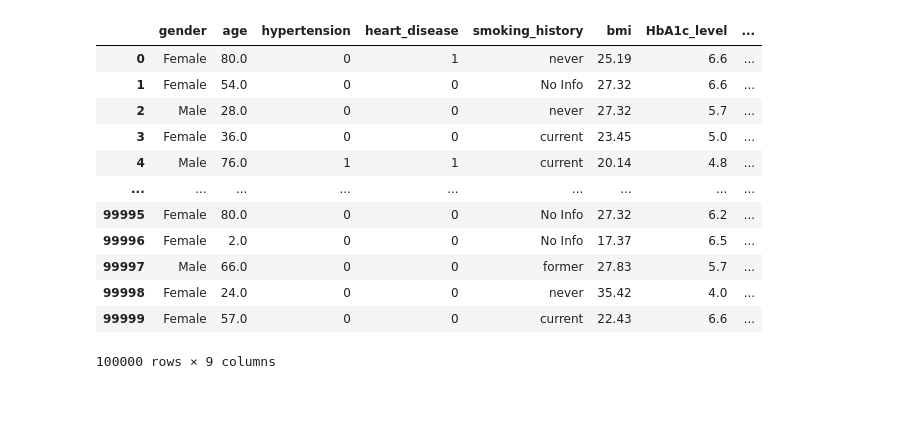
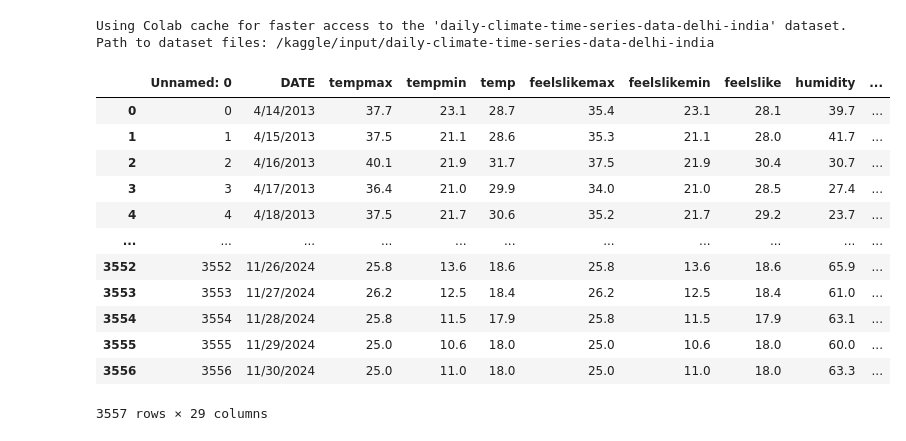
Before and after one commit to thunerous/MH, a Jupyter notebook: ЛР_5_МН_Сiдорцев.ipynb, the cells around one changed output. Saved outputs shown, nothing was run; the diff lists cells and outputs as text; code cells hidden in the pictures; blank space fills up the shorter version.

```diff
--- a/ЛР_5_МН_Сiдорцев.ipynb
+++ b/ЛР_5_МН_Сiдорцев.ipynb
@@ -12,17 +22,24 @@ files.upload()
+# %%
+import kagglehub
+path=kagglehub.dataset_download("yug201/daily-climate-time-series-data-delhi-india")
+print("Path to dataset files:",path)
+# %% [output]
+Using Colab cache for faster access to the 'daily-climate-time-series-data-delhi-india' dataset.
+Path to dataset files: /kaggle/input/daily-climate-time-series-data-delhi-india
 # %%
-df=pd.read_csv('diabetes_prediction_dataset.csv')
+df=pd.read_csv(os.path.join(path,"kaggel_weather_2013_to_2024.csv"))
 df
 # %% [output]
-|  | gender | age | hypertension | heart_disease | smoking_history | bmi | HbA1c_level | ... |
-| 0 | Female | 80.0 | 0 | 1 | never | 25.19 | 6.6 | ... |
-| 1 | Female | 54.0 | 0 | 0 | No Info | 27.32 | 6.6 | ... |
-| 2 | Male | 28.0 | 0 | 0 | never | 27.32 | 5.7 | ... |
-| 3 | Female | 36.0 | 0 | 0 | current | 23.45 | 5.0 | ... |
-| 4 | Male | 76.0 | 1 | 1 | current | 20.14 | 4.8 | ... |
-| ... | ... | ... | ... | ... | ... | ... | ... | ... |
-| 99995 | Female | 80.0 | 0 | 0 | No Info | 27.32 | 6.2 | ... |
-| 99996 | Female | 2.0 | 0 | 0 | No Info | 17.37 | 6.5 | ... |
-| 99997 | Male | 66.0 | 0 | 0 | former | 27.83 | 5.7 | ... |
-| 99998 | Female | 24.0 | 0 | 0 | never | 35.42 | 4.0 | ... |
-| 99999 | Female | 57.0 | 0 | 0 | current | 22.43 | 6.6 | ... |
+|  | Unnamed: 0 | DATE | tempmax | tempmin | temp | feelslikemax | feelslikemin | feelslike | humidity | ... |
+| 0 | 0 | 4/14/2013 | 37.7 | 23.1 | 28.7 | 35.4 | 23.1 | 28.1 | 39.7 | ... |
+| 1 | 1 | 4/15/2013 | 37.5 | 21.1 | 28.6 | 35.3 | 21.1 | 28.0 | 41.7 | ... |
+| 2 | 2 | 4/16/2013 | 40.1 | 21.9 | 31.7 | 37.5 | 21.9 | 30.4 | 30.7 | ... |
+| 3 | 3 | 4/17/2013 | 36.4 | 21.0 | 29.9 | 34.0 | 21.0 | 28.5 | 27.4 | ... |
+| 4 | 4 | 4/18/2013 | 37.5 | 21.7 | 30.6 | 35.2 | 21.7 | 29.2 | 23.7 | ... |
+| ... | ... | ... | ... | ... | ... | ... | ... | ... | ... | ... |
+| 3552 | 3552 | 11/26/2024 | 25.8 | 13.6 | 18.6 | 25.8 | 13.6 | 18.6 | 65.9 | ... |
+| 3553 | 3553 | 11/27/2024 | 26.2 | 12.5 | 18.4 | 26.2 | 12.5 | 18.4 | 61.0 | ... |
+| 3554 | 3554 | 11/28/2024 | 25.8 | 11.5 | 17.9 | 25.8 | 11.5 | 17.9 | 63.1 | ... |
+| 3555 | 3555 | 11/29/2024 | 25.0 | 10.6 | 18.0 | 25.0 | 10.6 | 18.0 | 60.0 | ... |
+| 3556 | 3556 | 11/30/2024 | 25.0 | 11.0 | 18.0 | 25.0 | 11.0 | 18.0 | 63.3 | ... |
-100000 rows × 9 columns
+3557 rows × 29 columns
```
Also changed, not shown: parts of 64 cells of this notebook.
